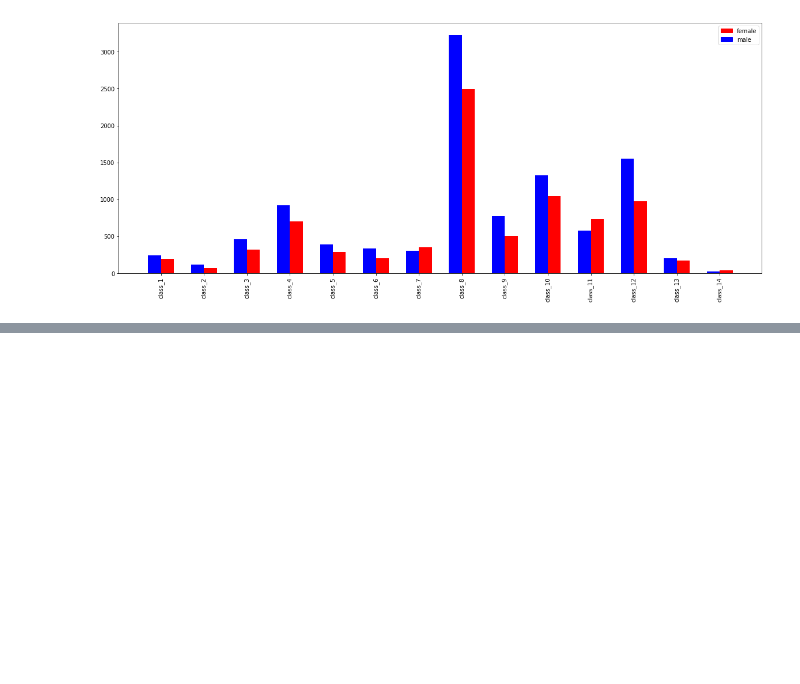
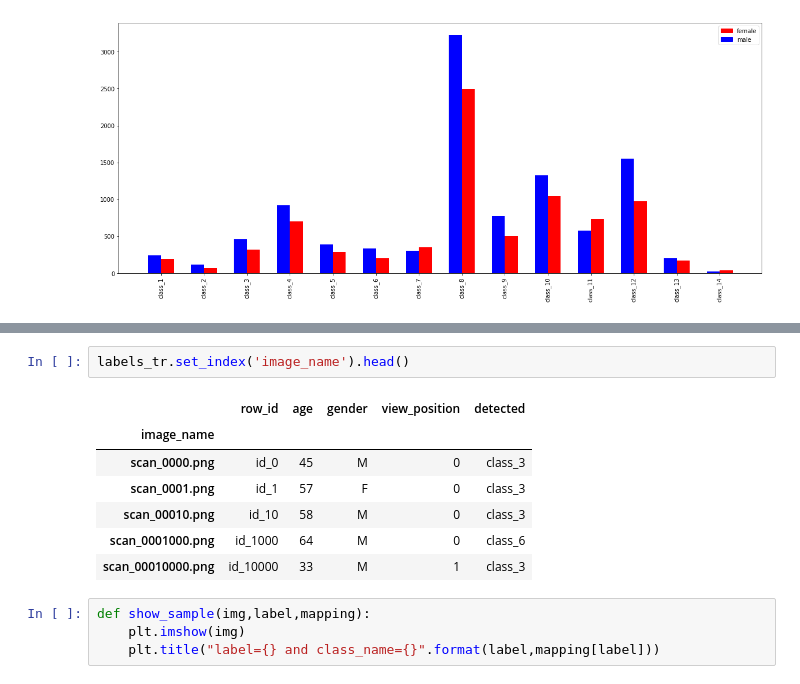
Before and after one commit to divyanshj16/chestnet_hackerearth, a Jupyter notebook: data_exploration.ipynb, the cells around one changed output, grey strips where cells are left out. Drawn from its saved outputs; the diff is of its cells as text; blank space fills up the shorter version.

```diff
--- a/data_exploration.ipynb
+++ b/data_exploration.ipynb
@@ -89,0 +109,14 @@ plt.show()
+# %%
+labels_tr.set_index('image_name').head()
+# %% [output]
+|  | row_id | age | gender | view_position | detected |
+| image_name |  |  |  |  |  |
+| scan_0000.png | id_0 | 45 | M | 0 | class_3 |
+| scan_0001.png | id_1 | 57 | F | 0 | class_3 |
+| scan_00010.png | id_10 | 58 | M | 0 | class_3 |
+| scan_0001000.png | id_1000 | 64 | M | 0 | class_6 |
+| scan_00010000.png | id_10000 | 33 | M | 1 | class_3 |
+# %%
+def show_sample(img,label,mapping):
+    plt.imshow(img)
+    plt.title("label={} and class_name={}".format(label,mapping[label]))
```
Also changed, not shown: parts of 10 cells of this notebook.
